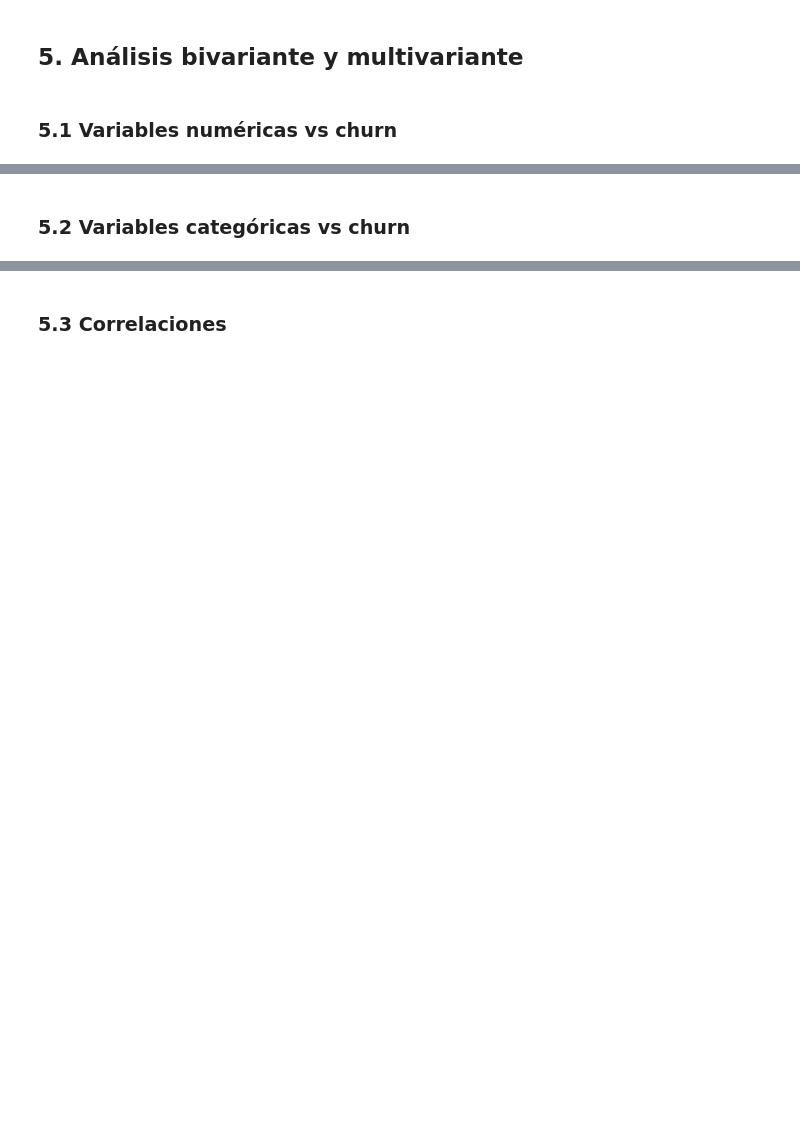
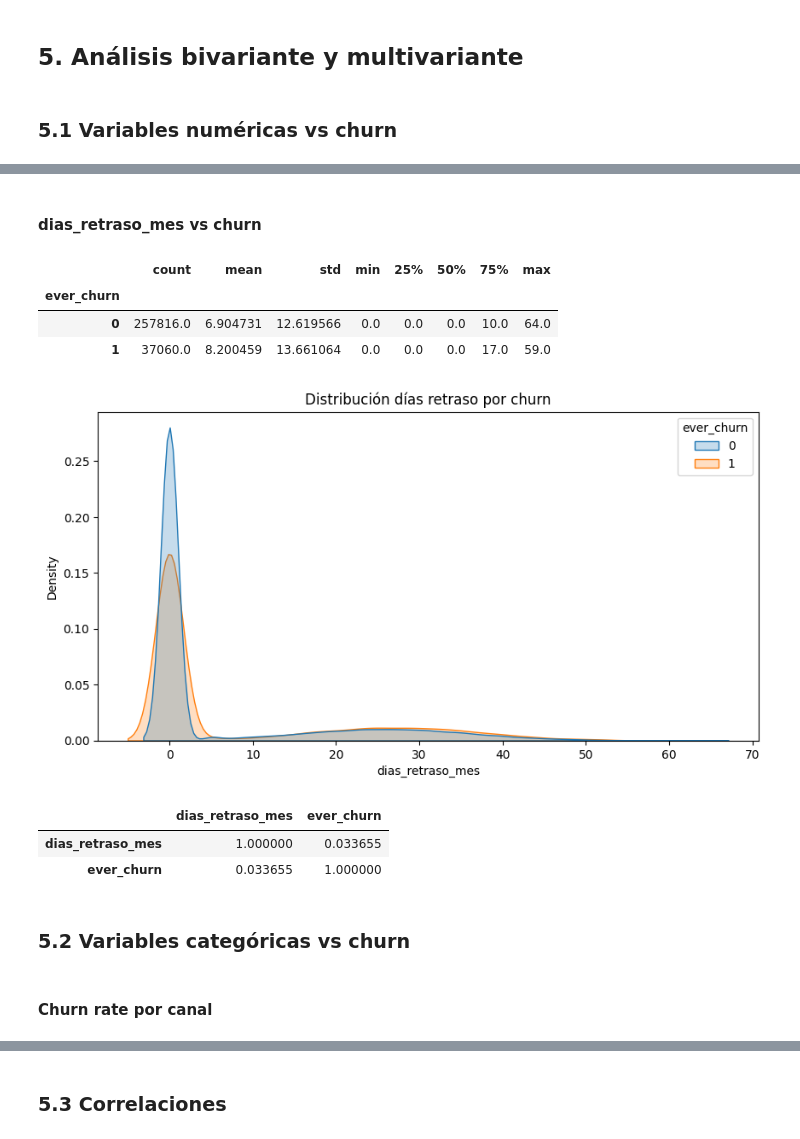
Before and after one commit to cunatpablo-afk/UCV-Churn, a Jupyter notebook: notebooks/EDA_Interacciones_soporte.ipynb, the cells around one changed output, grey strips where cells are left out. Saved outputs shown, nothing was run; the diff lists cells and outputs as text; code cells hidden in the pictures; blank space fills up the shorter version.

```diff
--- a/notebooks/EDA_Interacciones_soporte.ipynb
+++ b/notebooks/EDA_Interacciones_soporte.ipynb
@@ -750,2 +1115,43 @@ EXPLORAR SI HAY CORRELACION ENTRE AUMENTO DE INTERACCIONES EN EL PICO ENTRE 05/2
+# %% [markdown]
+#### dias_retraso_mes vs churn
+# %%
+display(
+    soporte_churn
+    .groupby('ever_churn')['dias_retraso_mes']
+    .describe()
+)
+# %% [output]
+|  | count | mean | std | min | 25% | 50% | 75% | max |
+| ever_churn |  |  |  |  |  |  |  |  |
+| 0 | 257816.0 | 6.904731 | 12.619566 | 0.0 | 0.0 | 0.0 | 10.0 | 64.0 |
+| 1 | 37060.0 | 8.200459 | 13.661064 | 0.0 | 0.0 | 0.0 | 17.0 | 59.0 |
+# %%
+plt.figure(figsize=(10,5))
+
+sns.kdeplot(
+    data=soporte_churn,
+    x='dias_retraso_mes',
+    hue='ever_churn',
+    fill=True,
+    common_norm=False
+)
+
+plt.title('Distribución días retraso por churn')
+
+plt.show()
+# %% [output]
+[figure, added]
+# %%
+corr_stress = soporte_churn[
+    ['dias_retraso_mes', 'ever_churn']
+].corr()
+
+display(corr_stress)
+# %% [output]
+|  | dias_retraso_mes | ever_churn |
+| dias_retraso_mes | 1.000000 | 0.033655 |
+| ever_churn | 0.033655 | 1.000000 |
 # %% [markdown]
 ### 5.2 Variables categóricas vs churn
+# %% [markdown]
+#### Churn rate por canal
```
Also changed, not shown: parts of 37 cells of this notebook.
